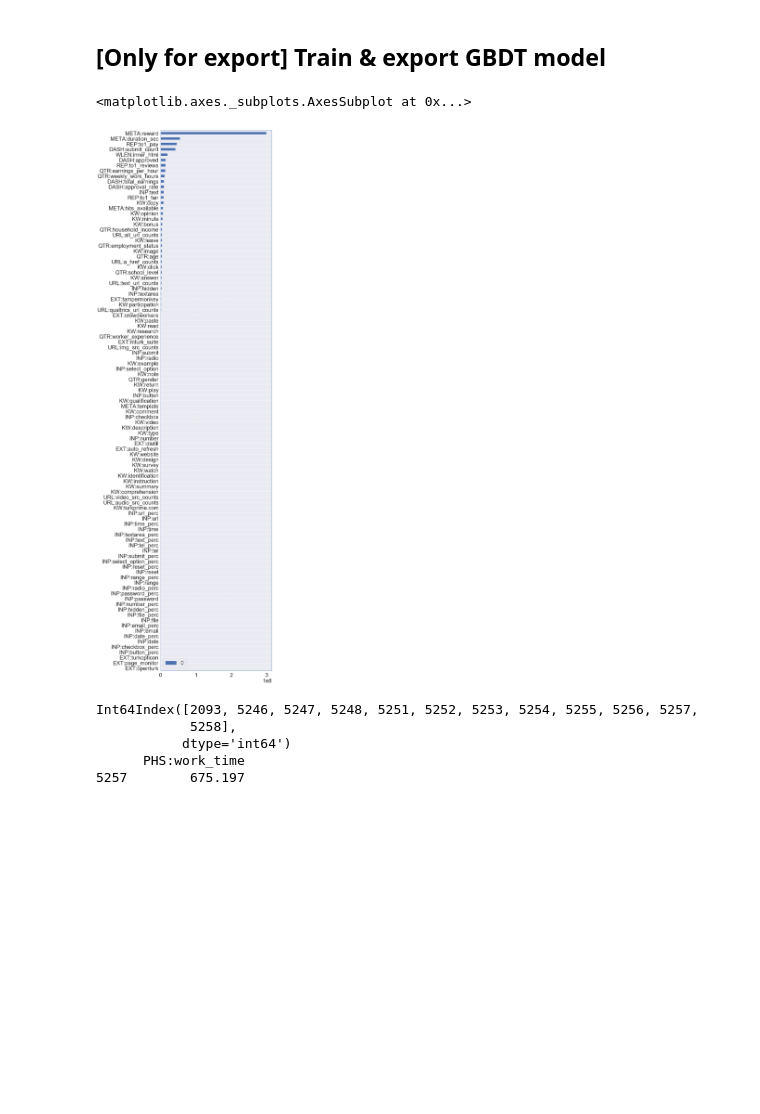
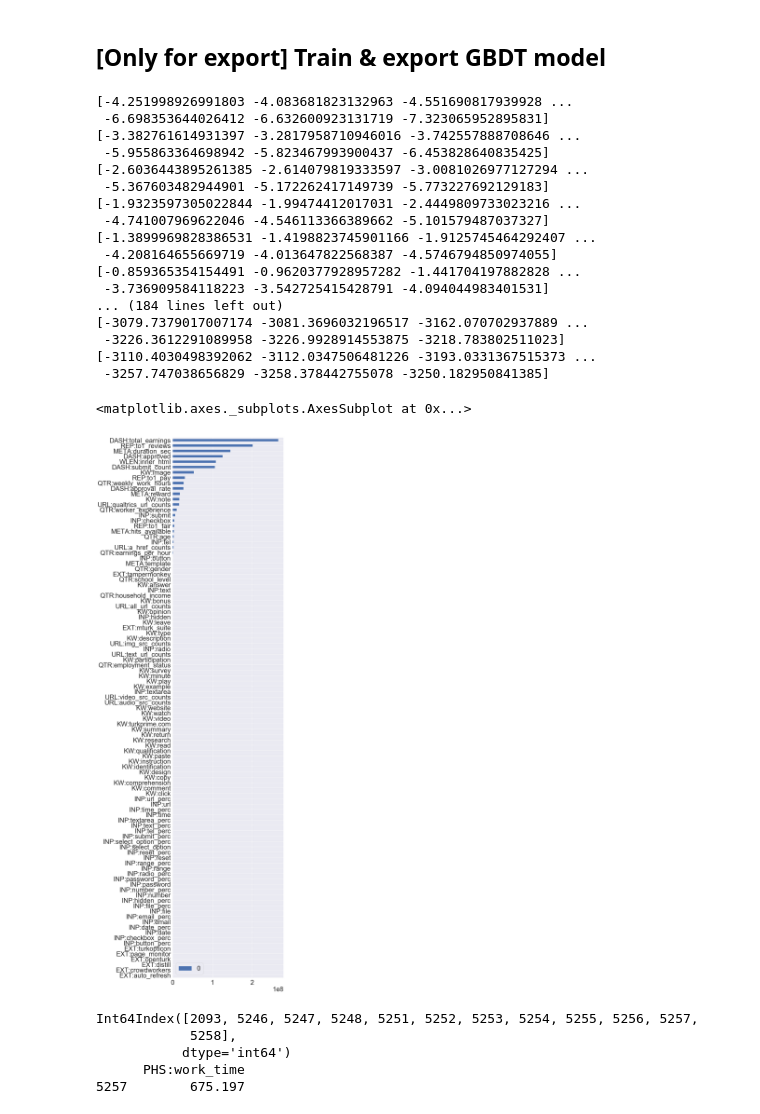
Before and after one commit to shuwakkumacs/microlapse, a Jupyter notebook: GBDT_new.ipynb, the cells around one changed output. Drawn from its saved outputs; the diff is of its cells as text; code cells hidden in the pictures; blank space fills up the shorter version.

```diff
--- a/GBDT_new.ipynb
+++ b/GBDT_new.ipynb
@@ -233,36 +272,53 @@ import datetime
 import operator
 
 X = df
 y = df_eval["PHS:work_time"].apply(lambda x: encode_val(x,enc_method))
 
 lgb_dataset = lgb.Dataset(data=X, label=y, free_raw_data=False)
-model = lgb.train(lgbm_params, lgb_dataset, valid_sets=lgb_dataset, verbose_eval=False, categorical_feature=categorical_features)
+model = lgb.train(lgbm_params, lgb_dataset, valid_sets=lgb_dataset, verbose_eval=False, categorical_feature=categorical_features, fobj=myfobj)
 
 feature_importance = sorted(list(zip(*(model.feature_importance(importance_type="gain"),X.columns))))
 df_feature = pd.DataFrame([f[0] for f in feature_importance],index=[f[1] for f in feature_importance])
 df_feature.plot.barh(figsize=(10,50))
 
 # X_ = X.copy()
 # X_["work_time"] = y
 
 # X_.to_csv("training_data.csv")
 
 # importance_type="gain"
 # feature_importance = model.feature_importance(importance_type=importance_type)
 
 # sns.set(font_scale=2.5)
 # ax = lgb.plot_importance(model, max_num_features=20, figsize=(12, 20), importance_type=importance_type, precision=0)
 # plt.plot()
 
 # df_fi = pd.DataFrame({"name": X.columns, "importance": feature_importance}).sort_values("importance",ascending=False)
 # print("=== Feature importance ranking (desc, {})===".format(importance_type))
 # print(df_fi.loc[df_fi["importance"]>0,"name"].values.tolist())
 # model_name = "lightgbm_model_{}_{}_{}.txt".format(objective,importance_type,datetime.datetime.now().strftime('%Y%m%d%H%M%S'))
 # model.save_model(model_name)
 # print(model_name)
 # %% [output]
-<matplotlib.axes._subplots.AxesSubplot at 0x...>
+[-4.251998926991803 -4.083681823132963 -4.551690817939928 ...
+ -6.698353644026412 -6.632600923131719 -7.323065952895831]
+[-3.382761614931397 -3.2817958710946016 -3.742557888708646 ...
+ -5.955863364698942 -5.823467993900437 -6.453828640835425]
+[-2.6036443895261385 -2.614079819333597 -3.0081026977127294 ...
+ -5.367603482944901 -5.172262417149739 -5.773227692129183]
+[-1.9323597305022844 -1.99474412017031 -2.4449809733023216 ...
+ -4.741007969622046 -4.546113366389662 -5.101579487037327]
+[-1.3899969828386531 -1.4198823745901166 -1.9125745464292407 ...
+ -4.208164655669719 -4.013647822568387 -4.5746794850974055]
+[-0.859365354154491 -0.9620377928957282 -1.441704197882828 ...
+ -3.736909584118223 -3.542725415428791 -4.094044983401531]
+... (184 lines left out)
+[-3079.7379017007174 -3081.3696032196517 -3162.070702937889 ...
+ -3226.3612291089958 -3226.9928914553875 -3218.783802511023]
+[-3110.4030498392062 -3112.0347506481226 -3193.0331367515373 ...
+ -3257.747038656829 -3258.378442755078 -3250.182950841385]
+<matplotlib.axes._subplots.AxesSubplot at 0x...>
-[figure, old version]
+[figure, new version]
 # %%
 if objective=="multiclass":
     mode = "classification"
```
Also changed, not shown: parts of 8 cells of this notebook, 3 other files.
